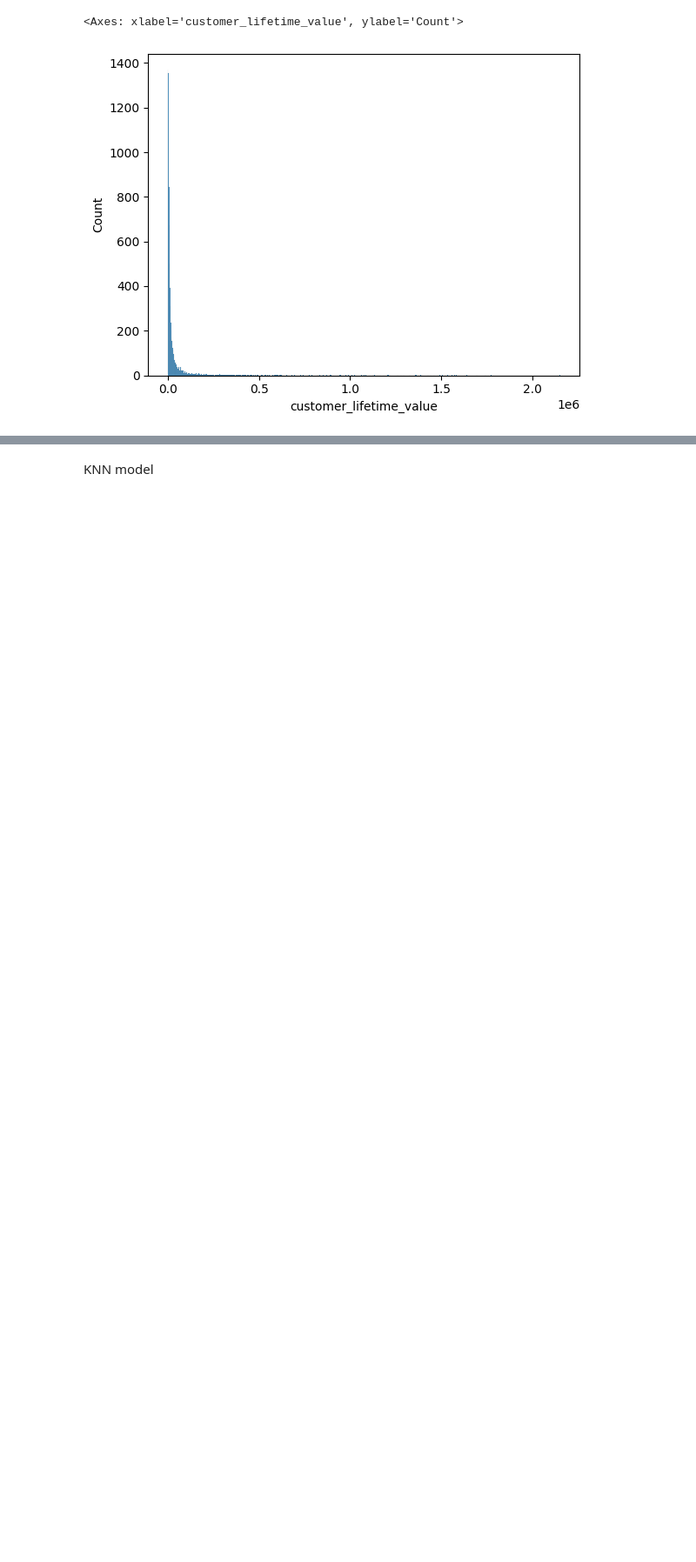
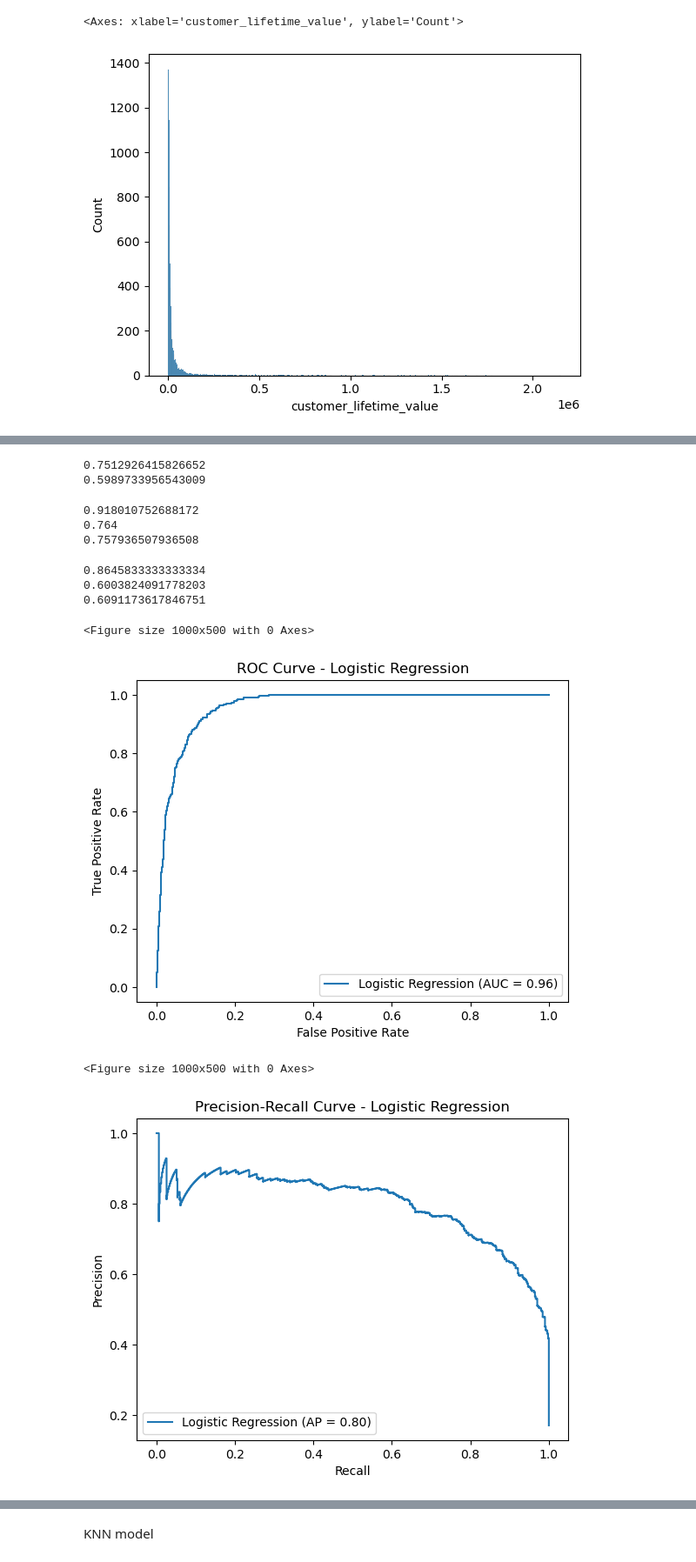
Before and after one commit to qmdismnp/Schulich_DS_MBAN, a Jupyter notebook: v2_assignment2.ipynb, the cells around one changed output, grey strips where cells are left out. Shown: that part at 87% size. Saved outputs shown, nothing was run; the diff lists cells and outputs as text; code cells hidden in the pictures; blank space fills up the shorter version.

```diff
--- a/v2_assignment2.ipynb
+++ b/v2_assignment2.ipynb
@@ -580,0 +507,4 @@ plt.show()
+# %%
+X = df1[['age','gender','location','number_of_site_visits','number_of_emails_opened','number_of_clicks','campaign_id',]]
+
+y = df1['binary_output']
@@ -580,0 +516,12 @@ plt.show()
+# %%
+X_train, X_test, y_train, y_test = train_test_split(X,y, test_size=0.3,random_state=1234)
+# %%
+#cross validation - divide dataset to 5 sections, train 4 sections and test 1 section, repeat the process 5 times
+#quickly create 5 models and pick the best one
+
+knn = KNeighborsClassifier()
+log = LogisticRegression()
+
+
+scores_log = cross_val_score(log, X_train, y_train, scoring='f1', cv=5)
+scores_knn = cross_val_score(knn, X_train, y_train, scoring='f1', cv=5)
@@ -580,0 +552,11 @@ plt.show()
+# %%
+#calculate average score
+print(np.mean(scores_log))
+print(np.mean(scores_knn))
+# %% [output]
+0.7512926415826652
+0.5989733956543009
+# %%
+#building an actual model
+logreg = log.fit(X_train, y_train)
+KNN = knn.fit(X_train, y_train)
@@ -580,0 +566,47 @@ plt.show()
+# %%
+from sklearn.metrics import accuracy_score
+
+#logreg score
+print(accuracy_score(y_test,y_pred_log))
+print(precision_score(y_test,y_pred_log))
+print(f1_score(y_test,y_pred_log))
+# %% [output]
+0.918010752688172
+0.764
+0.757936507936508
+# %%
+#knn score
+print(accuracy_score(y_test,y_pred_knn))
+print(precision_score(y_test,y_pred_knn))
+print(f1_score(y_test,y_pred_knn))
+# %% [output]
+0.8645833333333334
+0.6003824091778203
+0.6091173617846751
+# %%
+# Import necessary libraries
+from sklearn.metrics import roc_curve, auc, precision_recall_curve, RocCurveDisplay, PrecisionRecallDisplay
+from sklearn.neighbors import KNeighborsClassifier
+import matplotlib.pyplot as plt
+
+# Plot ROC and Precision-Recall curves for Logistic Regression
+probs_log = logreg.predict_proba(X_test)
+fpr_log, tpr_log, _ = roc_curve(y_test, probs_log[:, 1])
+precision_log, recall_log, _ = precision_recall_curve(y_test, probs_log[:, 1])
+roc_auc_log = roc_auc_score(y_test, probs_log[:, 1])
+pr_auc_log = auc(recall_log, precision_log)
+
+plt.figure(figsize=(10, 5))
+RocCurveDisplay(fpr=fpr_log, tpr=tpr_log, roc_auc=roc_auc_log, estimator_name='Logistic Regression').plot()
+plt.title('ROC Curve - Logistic Regression')
+plt.show()
+
+plt.figure(figsize=(10, 5))
+PrecisionRecallDisplay(precision=precision_log, recall=recall_log, average_precision=pr_auc_log, estimator_name='Logistic Regression').plot()
+plt.title('Precision-Recall Curve - Logistic Regression')
+plt.show()
+# %% [output]
+<Figure size 1000x500 with 0 Axes>
+[figure, added]
+<Figure size 1000x500 with 0 Axes>
+[figure, added]
```
Also changed, not shown: parts of 43 cells of this notebook, 2 other files.
